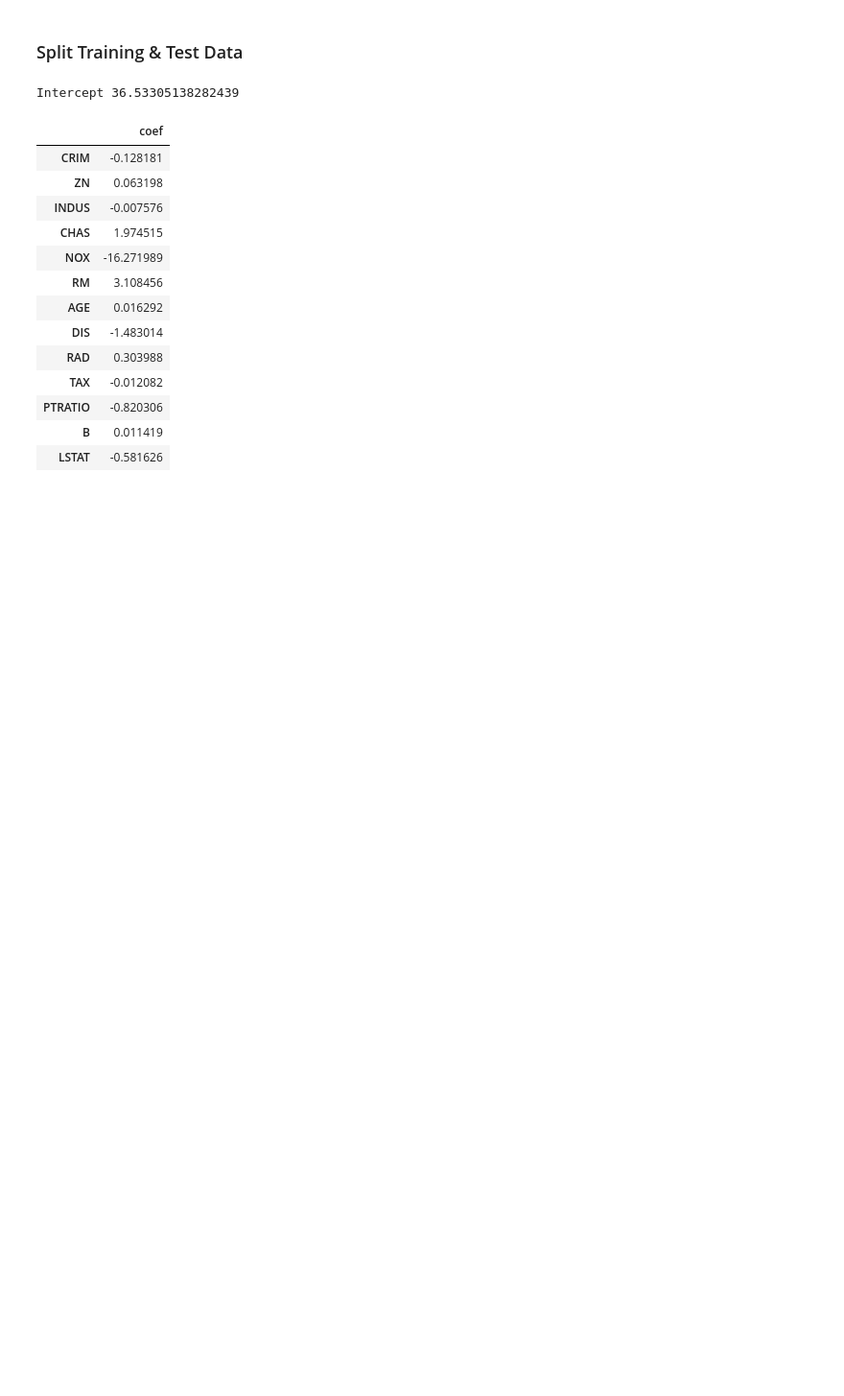
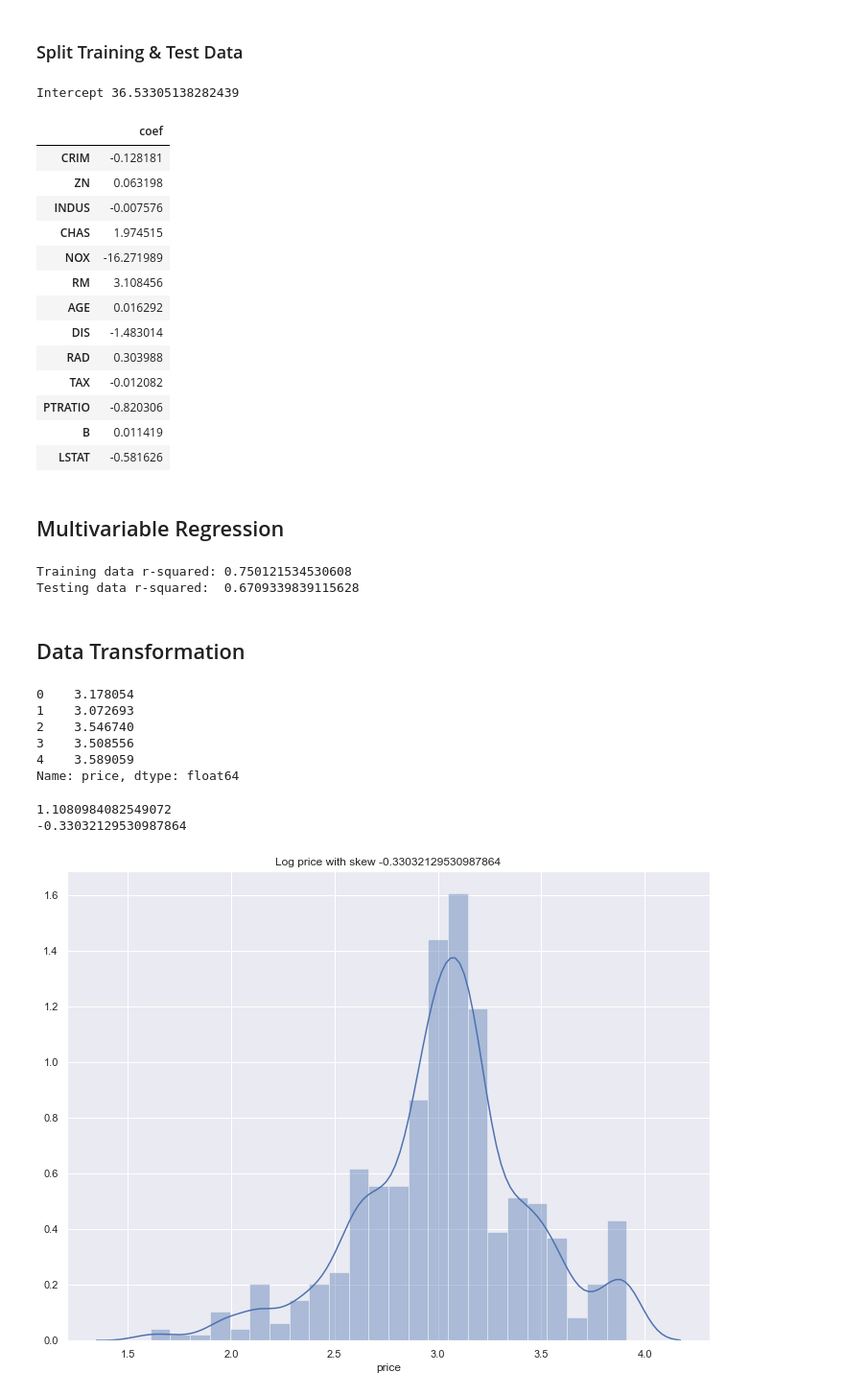
Before and after one commit to codetosanfrancisco/ds, a Jupyter notebook: boston_house_price/Multivariate Regression.ipynb, the cells around one changed output. Shown at 96% size. Saved outputs shown, nothing was run; the diff lists cells and outputs as text; code cells hidden in the pictures; blank space fills up the shorter version.

```diff
--- a/boston_house_price/Multivariate Regression.ipynb
+++ b/boston_house_price/Multivariate Regression.ipynb
@@ -415,3 +419,43 @@ Intercept 36.53305138282439
 | PTRATIO | -0.820306 |
 | B | 0.011419 |
 | LSTAT | -0.581626 |
+# %% [markdown]
+## Multivariable Regression
+# %%
+#Challenge: Calculate r-square for training & test datasets
+print("Training data r-squared:", regr.score(X_train, y_train))
+print("Testing data r-squared: ", regr.score(X_test, y_test))
+# %% [output]
+Training data r-squared: 0.750121534530608
+Testing data r-squared:  0.6709339839115628
+# %% [markdown]
+## Data Transformation
+# %%
+y_log = np.log(data['price'])
+
+y_log.tail()
+y_log.head()
+# %% [output]
+0    3.178054
+1    3.072693
+2    3.546740
+3    3.508556
+4    3.589059
+Name: price, dtype: float64
+# %%
+
+#What is skew?
+# For example, if it's right skewed, meaning that there's a minority of very large values
+# Why do we care if the data is skewed? If the response variable is skewed like in Kaggle’s House Prices Competition, the model will be trained on a much larger number of moderately priced homes, and will be less likely to successfully predict the price for the most expensive houses. The concept is the same as training a model on imbalanced categorical classes. If the values of a certain independent variable (feature) are skewed, depending on the model, skewness may violate model assumptions (e.g. logistic regression) or may impair the interpretation of feature importance.
+print(data['price'].skew())
+print(y_log.skew())
+# %% [output]
+1.1080984082549072
+-0.33032129530987864
+# %%
+plt.figure(figsize=(12,9))
+sns.distplot(y_log)
+plt.title(f'Log price with skew {y_log.skew()}')
+plt.show()
+# %% [output]
+[figure, added]
```
Also changed, not shown: parts of 26 cells of this notebook, 2 other files.
